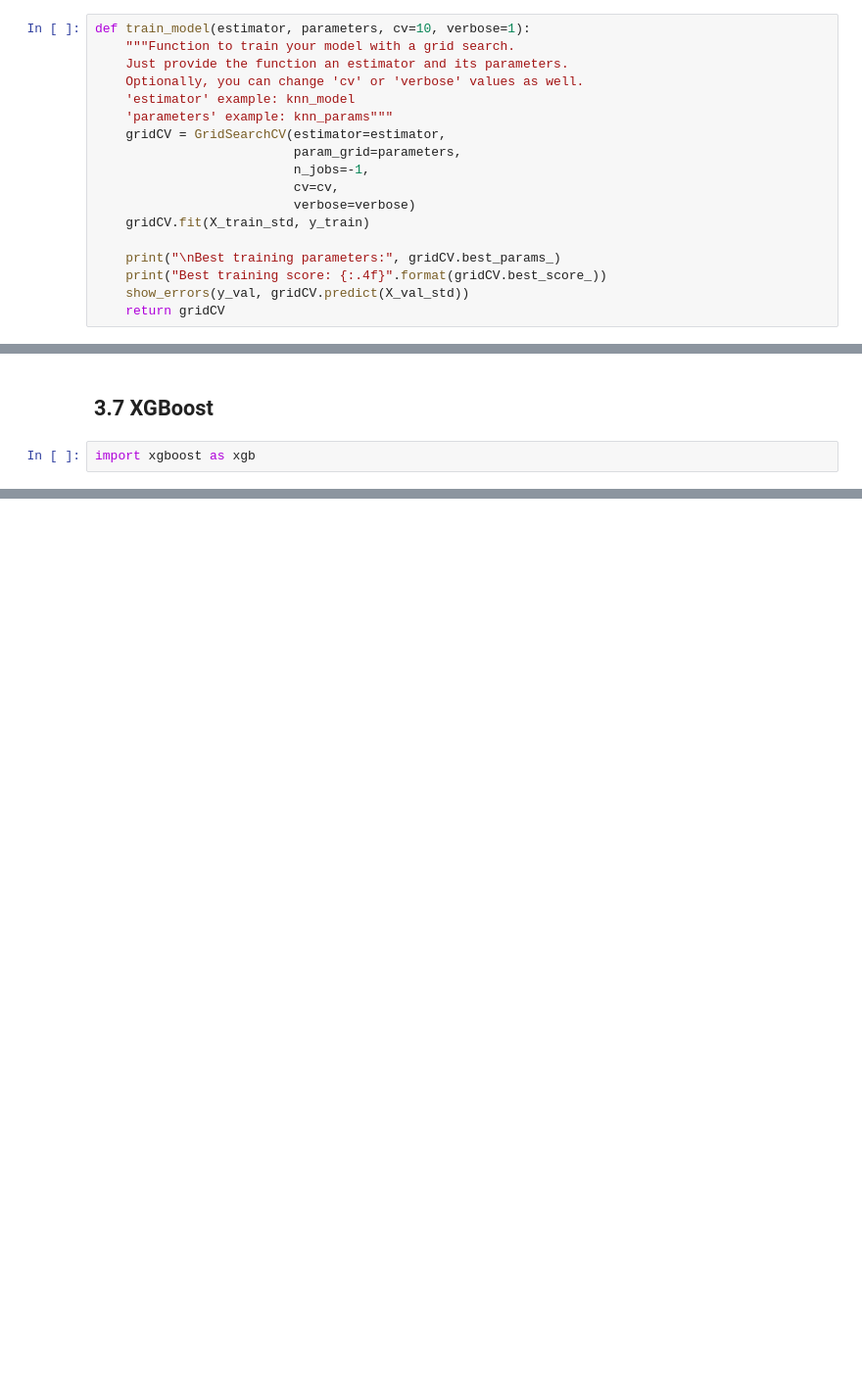
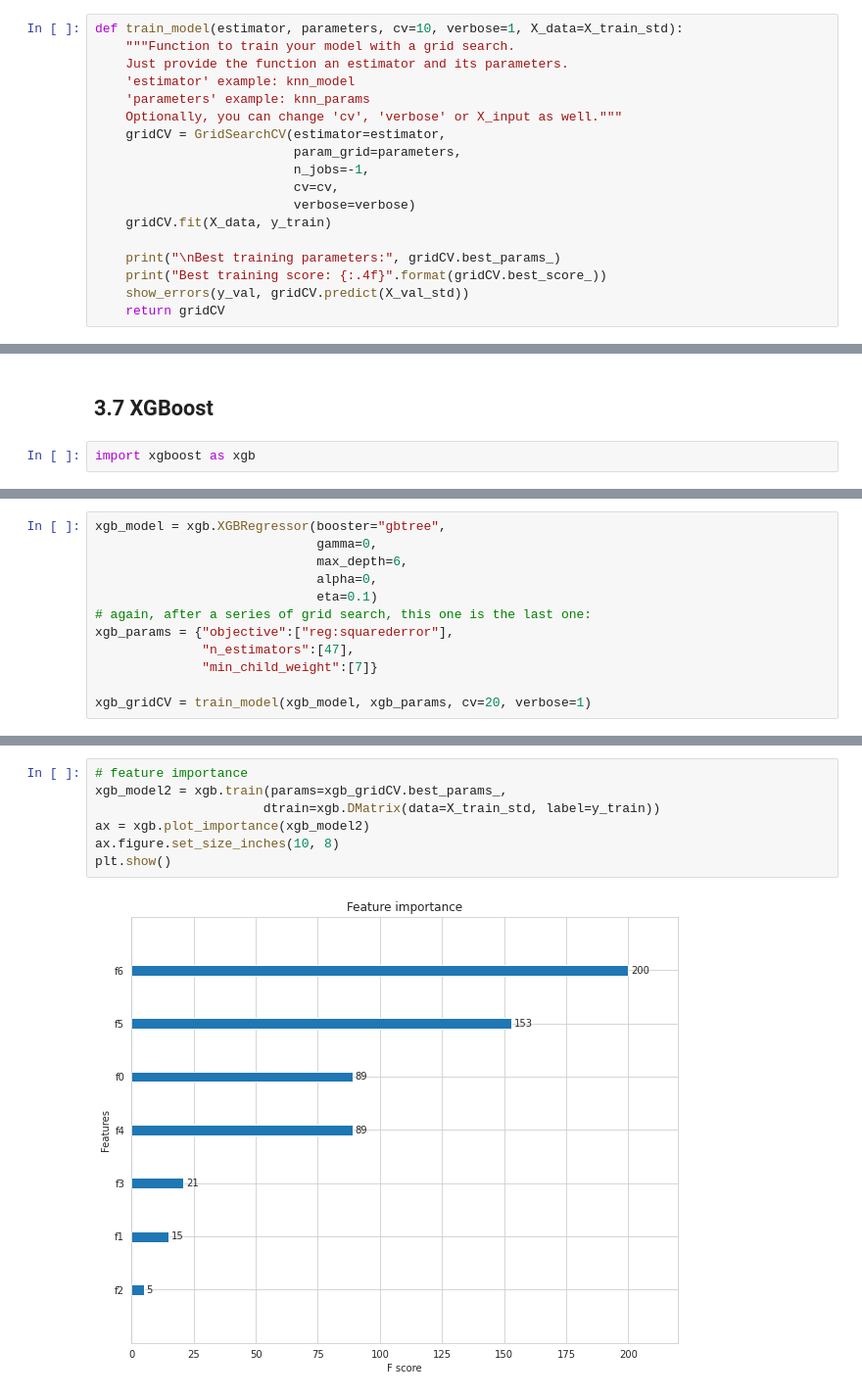
Before and after one commit to gulmert89/bootcamp_files, a Jupyter notebook: burning_out.ipynb, the cells around one changed output, grey strips where cells are left out. Shown at 98% size. Cells and saved outputs as stored; diff of their text form; blank space fills up the shorter version.

```diff
--- a/burning_out.ipynb
+++ b/burning_out.ipynb
@@ -884,18 +883,18 @@ knn_params = {"n_neighbors":range(10,20),
               "metric":("euclidean", "minkowski", "manhattan")
               }
 # %%
-def train_model(estimator, parameters, cv=10, verbose=1):
+def train_model(estimator, parameters, cv=10, verbose=1, X_data=X_train_std):
     """Function to train your model with a grid search.
     Just provide the function an estimator and its parameters.
-    Optionally, you can change 'cv' or 'verbose' values as well.
     'estimator' example: knn_model
-    'parameters' example: knn_params"""
+    'parameters' example: knn_params
+    Optionally, you can change 'cv', 'verbose' or X_input as well."""
     gridCV = GridSearchCV(estimator=estimator,
                           param_grid=parameters,
                           n_jobs=-1,
                           cv=cv,
                           verbose=verbose)
-    gridCV.fit(X_train_std, y_train)
+    gridCV.fit(X_data, y_train)
 
     print("\nBest training parameters:", gridCV.best_params_)
     print("Best training score: {:.4f}".format(gridCV.best_score_))
@@ -1127,0 +1096,12 @@ xgb_gridCV.sort_values(by="test-mae-mean").head()
+# %%
+xgb_model = xgb.XGBRegressor(booster="gbtree",
+                             gamma=0,
+                             max_depth=6,
+                             alpha=0,
+                             eta=0.1)
+# again, after a series of grid search, this one is the last one:
+xgb_params = {"objective":["reg:squarederror"],
+              "n_estimators":[47],
+              "min_child_weight":[7]}
+
+xgb_gridCV = train_model(xgb_model, xgb_params, cv=20, verbose=1)
@@ -1127,0 +1136,9 @@ xgb_gridCV.sort_values(by="test-mae-mean").head()
+# %%
+# feature importance
+xgb_model2 = xgb.train(params=xgb_gridCV.best_params_,
+                      dtrain=xgb.DMatrix(data=X_train_std, label=y_train))
+ax = xgb.plot_importance(xgb_model2)
+ax.figure.set_size_inches(10, 8)
+plt.show()
+# %% [output]
+[figure, added]
```
Also changed, not shown: parts of 31 cells of this notebook.
